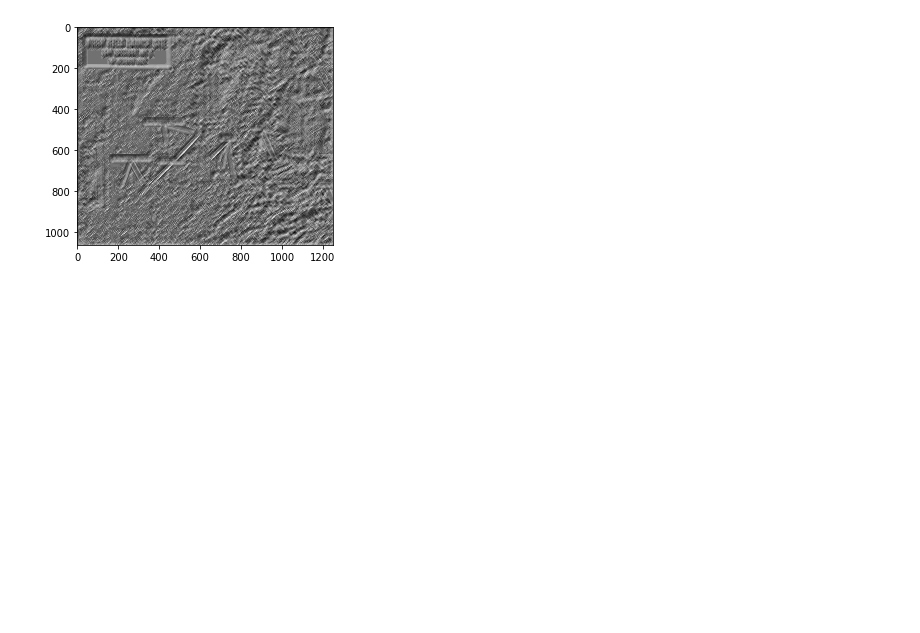
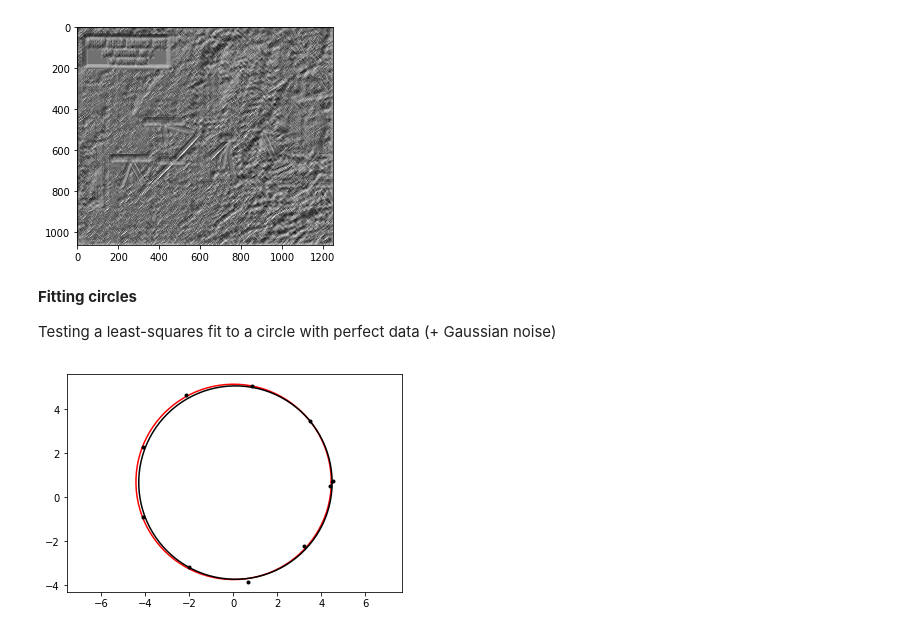
Before and after one commit to smeenehan/CS131-ProblemSets, a Jupyter notebook: PS1/PS1.ipynb, the cells around one changed output. Saved outputs shown, nothing was run; the diff lists cells and outputs as text; code cells hidden in the pictures; blank space fills up the shorter version.

```diff
--- a/PS1/PS1.ipynb
+++ b/PS1/PS1.ipynb
@@ -23,3 +48,25 @@ plt.imshow(crossCorrLarge,cmap='gray')
 plt.show()
 # %% [output]
 [figure]
+# %% [markdown]
+**Fitting circles**
+
+Testing a least-squares fit to a circle with perfect data (+ Gaussian noise)
+# %%
+N = 10
+sigma = 0.1
+outlier = 0
+[data,trueX,trueY,trueR] = genData(N,sigma,outlier)
+[cx,cy,R] = fitCircle(data)
+
+circleFit = circle(cx,cy,R,100)
+circleTrue = circle(trueX,trueY,trueR,100)
+
+plt.figure(0)
+plt.plot(circleFit[:,0],circleFit[:,1],'r')
+plt.plot(circleTrue[:,0],circleTrue[:,1],'k')
+plt.plot(data[:,0],data[:,1],'k.')
+plt.axis('equal')
+plt.show()
+# %% [output]
+[figure, added]
```
Also changed, not shown: parts of 19 cells of this notebook.
